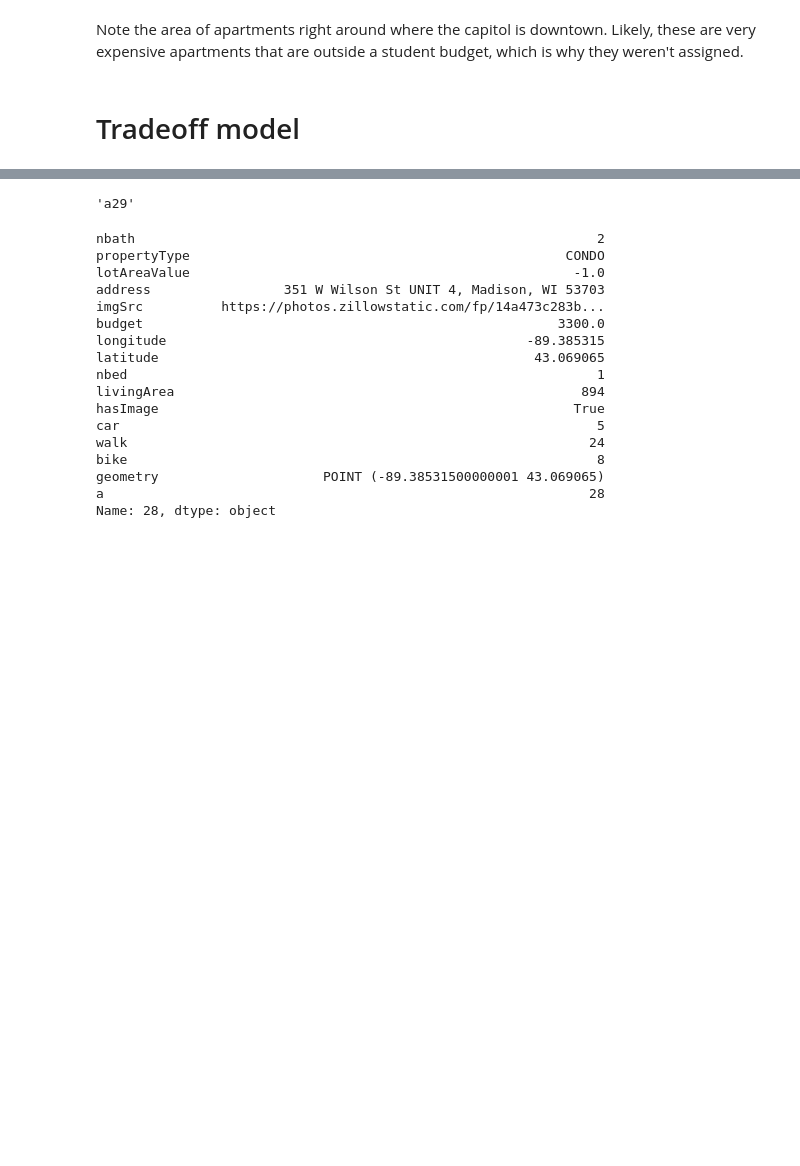
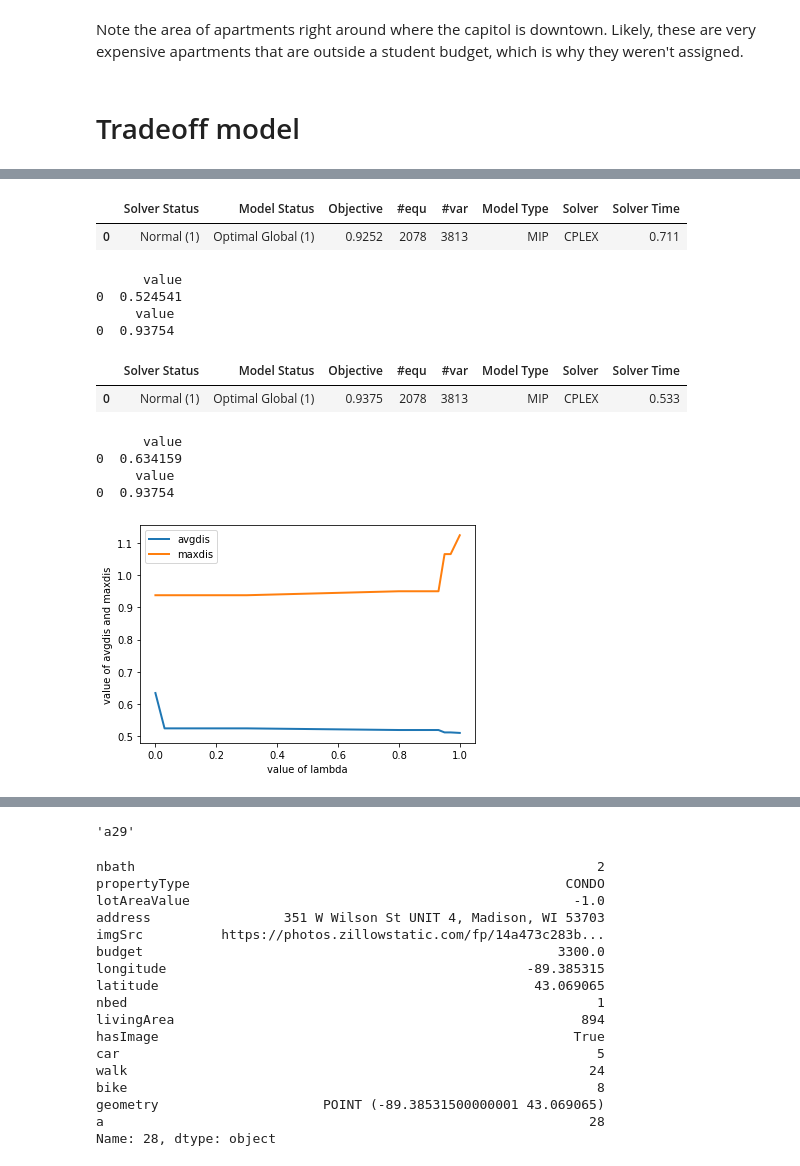
Before and after one commit to soCromp/apartment-optimization, a Jupyter notebook: apartments_1pm.ipynb, the cells around one changed output, grey strips where cells are left out. Drawn from its saved outputs; the diff is of its cells as text; code cells hidden in the pictures; blank space fills up the shorter version.

```diff
--- a/apartments_1pm.ipynb
+++ b/apartments_1pm.ipynb
@@ -682,0 +891,7 @@ bl(r,a) = b.l(r,a);
+# %%
+%%gams
+lambda=.05;
+solve tra_model using mip min cdis;
+parameter avgdis_05, maxdis_05;
+avgdis_05 = avgdis.l;
+maxdis_05 = maxdis.l;
@@ -682,0 +911,64 @@ bl(r,a) = b.l(r,a);
+# %%
+%%gams
+lambda=.03;
+solve tra_model using mip min cdis;
+parameter avgdis_03, maxdis_03;
+avgdis_03 = avgdis.l;
+maxdis_03 = maxdis.l;
+# %% [output]
+|  | Solver Status | Model Status | Objective | #equ | #var | Model Type | Solver | Solver Time |
+| 0 | Normal (1) | Optimal Global (1) | 0.9252 | 2078 | 3813 | MIP | CPLEX | 0.711 |
+# %%
+%gams_pull -d avgdis_03
+%gams_pull -d maxdis_03
+print(avgdis_03)
+print(maxdis_03)
+# %% [output]
+      value
+0  0.524541
+     value
+0  0.93754
+# %%
+%%gams
+lambda=0;
+solve tra_model using mip min cdis;
+parameter avgdis_0, maxdis_0;
+avgdis_0 = avgdis.l;
+maxdis_0 = maxdis.l;
+# %% [output]
+|  | Solver Status | Model Status | Objective | #equ | #var | Model Type | Solver | Solver Time |
+| 0 | Normal (1) | Optimal Global (1) | 0.9375 | 2078 | 3813 | MIP | CPLEX | 0.533 |
+# %%
+%gams_pull -d avgdis_0
+%gams_pull -d maxdis_0
+print(avgdis_0)
+print(maxdis_0)
+# %% [output]
+      value
+0  0.634159
+     value
+0  0.93754
+# %%
+import numpy as np
+# make data
+x = np.array([1, 0.97, 0.95, 0.93, 0.90, 0.85, 0.80, 0.30, 0.15, 0.10, 0.07, 0.05, 0.03, 0])
+y_1 = np.array([avgdis_1,avgdis_97,avgdis_95,avgdis_93,avgdis_90,avgdis_85,avgdis_80,avgdis_3,avgdis_15,avgdis_10,avgdis_07,avgdis_05,avgdis_03,avgdis_0])
+y_1 = y_1.ravel()
+y_2 = np.array([maxdis_1,maxdis_97,maxdis_95,maxdis_93,maxdis_90,maxdis_85,maxdis_80,maxdis_3,maxdis_15,maxdis_10,maxdis_07,maxdis_05,maxdis_03,maxdis_0])
+y_2 = y_2.ravel()
+
+#fig, ax = plt.subplots()
+
+#ax.plot(x, y_1, linewidth=2.0)
+#ax.plot(x, y_2, linewidth=2.0)
+
+#ax.set(xlim=(0, 1), ylim=(0.45, 0.65))
+
+plt.plot(x, y_1, linewidth=2.0, label = 'avgdis')
+plt.plot(x, y_2, linewidth=2.0, label = 'maxdis')
+plt.legend()
+plt.xlabel('value of lambda')
+plt.ylabel('value of avgdis and maxdis')
+plt.show()
+# %% [output]
+[figure, added]
```
Also changed, not shown: parts of 74 cells of this notebook.
